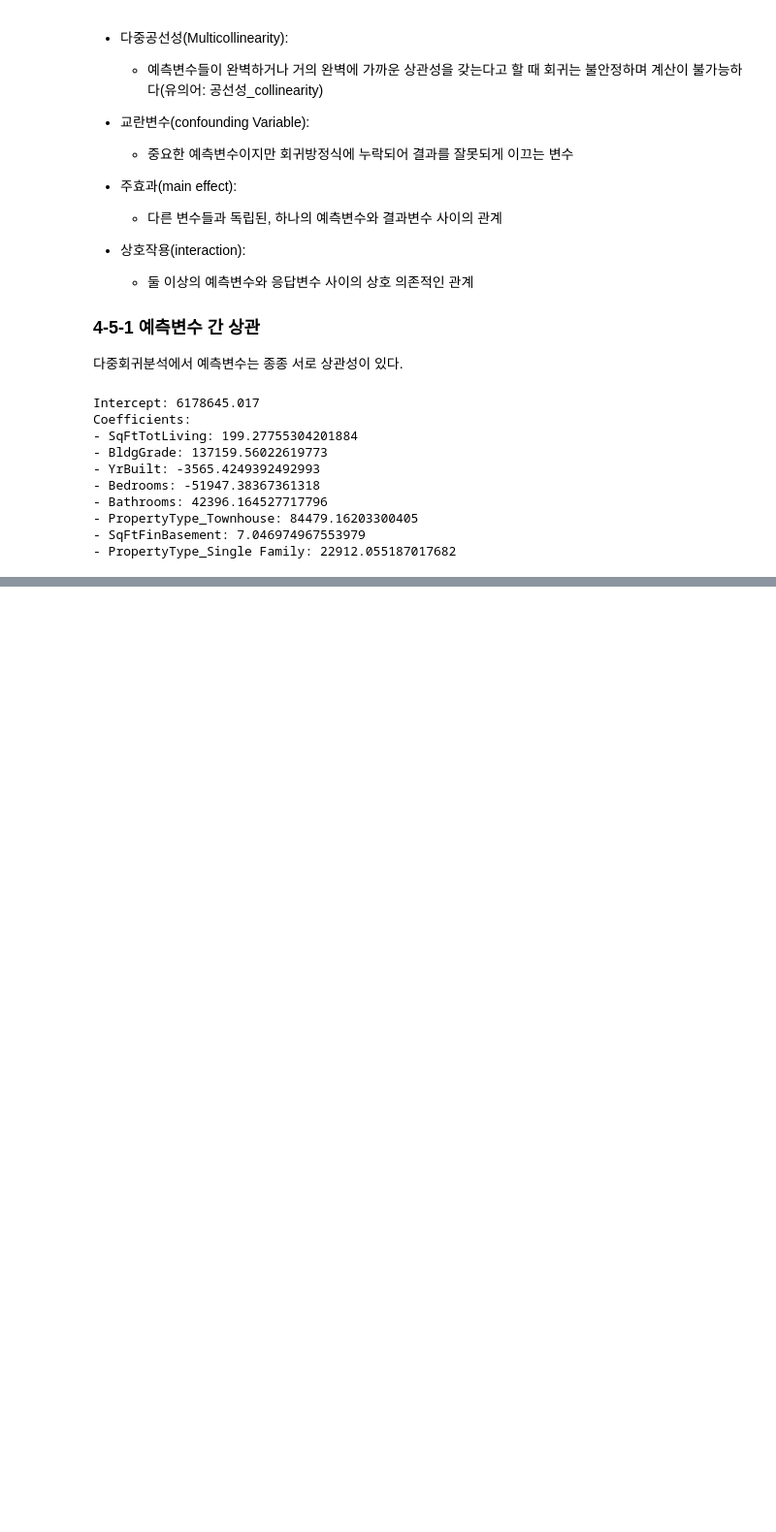
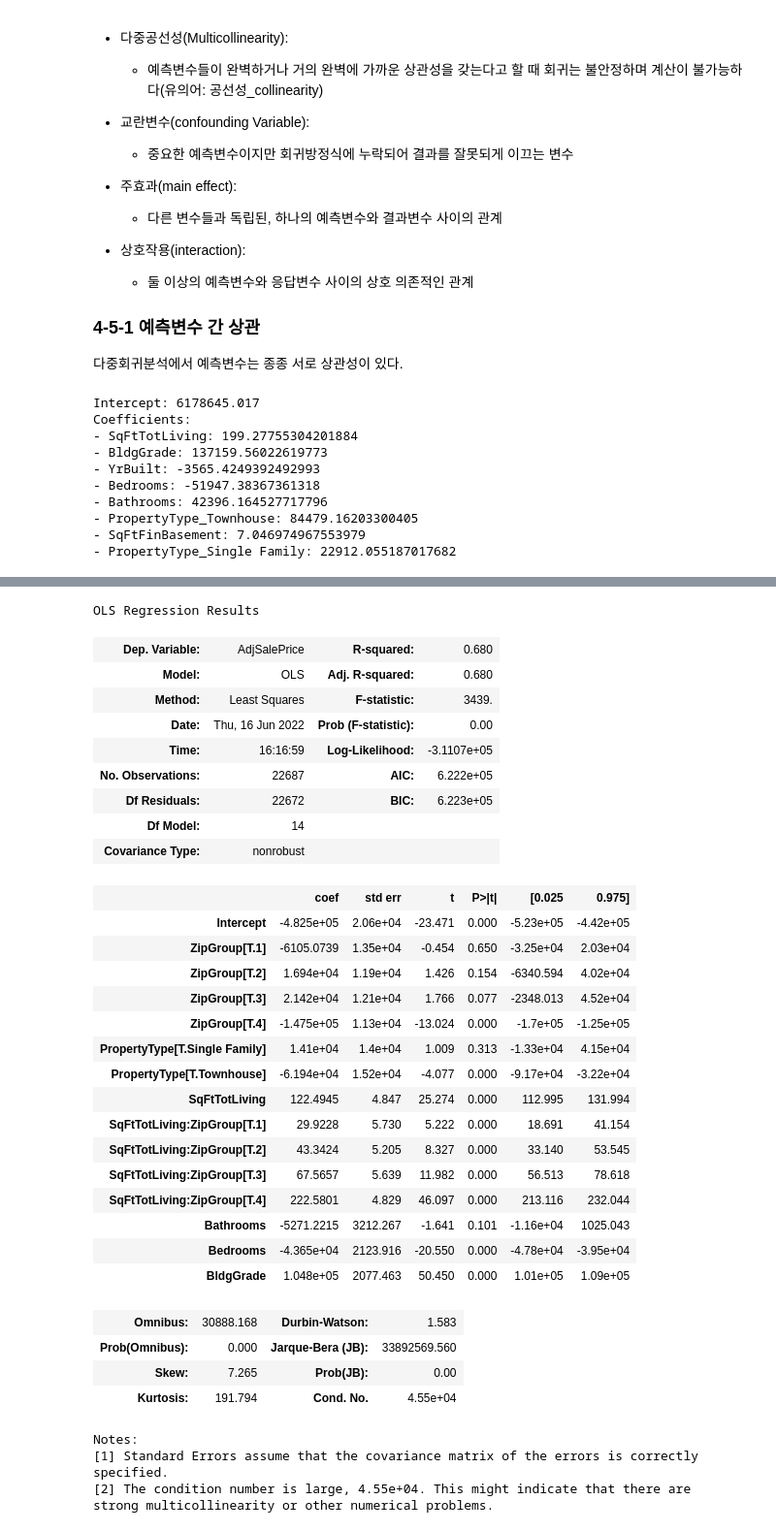
Before and after one commit to keemyo/Practical_Statistics, a Jupyter notebook: 04. 회귀와 예측.ipynb, the cells around one changed output, grey strips where cells are left out. Shown at 97% size. Drawn from its saved outputs; the diff is of its cells as text; code cells hidden in the pictures; blank space fills up the shorter version.

```diff
--- a/04. 회귀와 예측.ipynb
+++ b/04. 회귀와 예측.ipynb
@@ -636,0 +709,44 @@ Coefficients:
+# %%
+import statsmodels.api as sm
+import statsmodels.formula.api as smf
+
+model = smf.ols(formula = 'AdjSalePrice ~ SqFtTotLiving*ZipGroup + \
+                Bathrooms + Bedrooms + BldgGrade + PropertyType' , data= house)
+
+results = model.fit()
+results.summary()
+# %% [output]
+OLS Regression Results
+| Dep. Variable: | AdjSalePrice | R-squared: | 0.680 |
+| Model: | OLS | Adj. R-squared: | 0.680 |
+| Method: | Least Squares | F-statistic: | 3439. |
+| Date: | Thu, 16 Jun 2022 | Prob (F-statistic): | 0.00 |
+| Time: | 16:16:59 | Log-Likelihood: | -3.1107e+05 |
+| No. Observations: | 22687 | AIC: | 6.222e+05 |
+| Df Residuals: | 22672 | BIC: | 6.223e+05 |
+| Df Model: | 14 |  |  |
+| Covariance Type: | nonrobust |  |  |
+|  | coef | std err | t | P>|t| | [0.025 | 0.975] |
+| Intercept | -4.825e+05 | 2.06e+04 | -23.471 | 0.000 | -5.23e+05 | -4.42e+05 |
+| ZipGroup[T.1] | -6105.0739 | 1.35e+04 | -0.454 | 0.650 | -3.25e+04 | 2.03e+04 |
+| ZipGroup[T.2] | 1.694e+04 | 1.19e+04 | 1.426 | 0.154 | -6340.594 | 4.02e+04 |
+| ZipGroup[T.3] | 2.142e+04 | 1.21e+04 | 1.766 | 0.077 | -2348.013 | 4.52e+04 |
+| ZipGroup[T.4] | -1.475e+05 | 1.13e+04 | -13.024 | 0.000 | -1.7e+05 | -1.25e+05 |
+| PropertyType[T.Single Family] | 1.41e+04 | 1.4e+04 | 1.009 | 0.313 | -1.33e+04 | 4.15e+04 |
+| PropertyType[T.Townhouse] | -6.194e+04 | 1.52e+04 | -4.077 | 0.000 | -9.17e+04 | -3.22e+04 |
+| SqFtTotLiving | 122.4945 | 4.847 | 25.274 | 0.000 | 112.995 | 131.994 |
+| SqFtTotLiving:ZipGroup[T.1] | 29.9228 | 5.730 | 5.222 | 0.000 | 18.691 | 41.154 |
+| SqFtTotLiving:ZipGroup[T.2] | 43.3424 | 5.205 | 8.327 | 0.000 | 33.140 | 53.545 |
+| SqFtTotLiving:ZipGroup[T.3] | 67.5657 | 5.639 | 11.982 | 0.000 | 56.513 | 78.618 |
+| SqFtTotLiving:ZipGroup[T.4] | 222.5801 | 4.829 | 46.097 | 0.000 | 213.116 | 232.044 |
+| Bathrooms | -5271.2215 | 3212.267 | -1.641 | 0.101 | -1.16e+04 | 1025.043 |
+| Bedrooms | -4.365e+04 | 2123.916 | -20.550 | 0.000 | -4.78e+04 | -3.95e+04 |
+| BldgGrade | 1.048e+05 | 2077.463 | 50.450 | 0.000 | 1.01e+05 | 1.09e+05 |
+| Omnibus: | 30888.168 | Durbin-Watson: | 1.583 |
+| Prob(Omnibus): | 0.000 | Jarque-Bera (JB): | 33892569.560 |
+| Skew: | 7.265 | Prob(JB): | 0.00 |
+| Kurtosis: | 191.794 | Cond. No. | 4.55e+04 |
+Notes:
+[1] Standard Errors assume that the covariance matrix of the errors is correctly specified.
+[2] The condition number is large, 4.55e+04. This might indicate that there are
+strong multicollinearity or other numerical problems.
```
Also changed, not shown: parts of 9 cells of this notebook.
